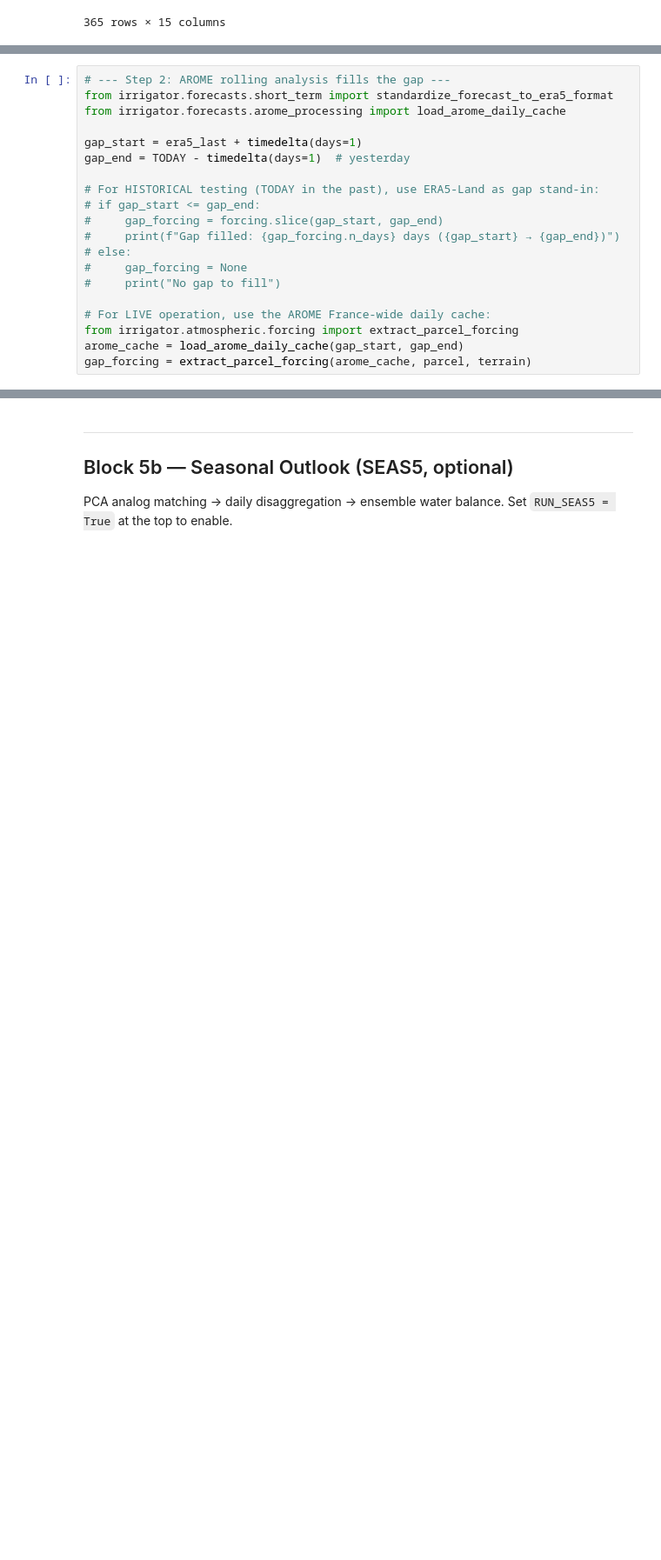
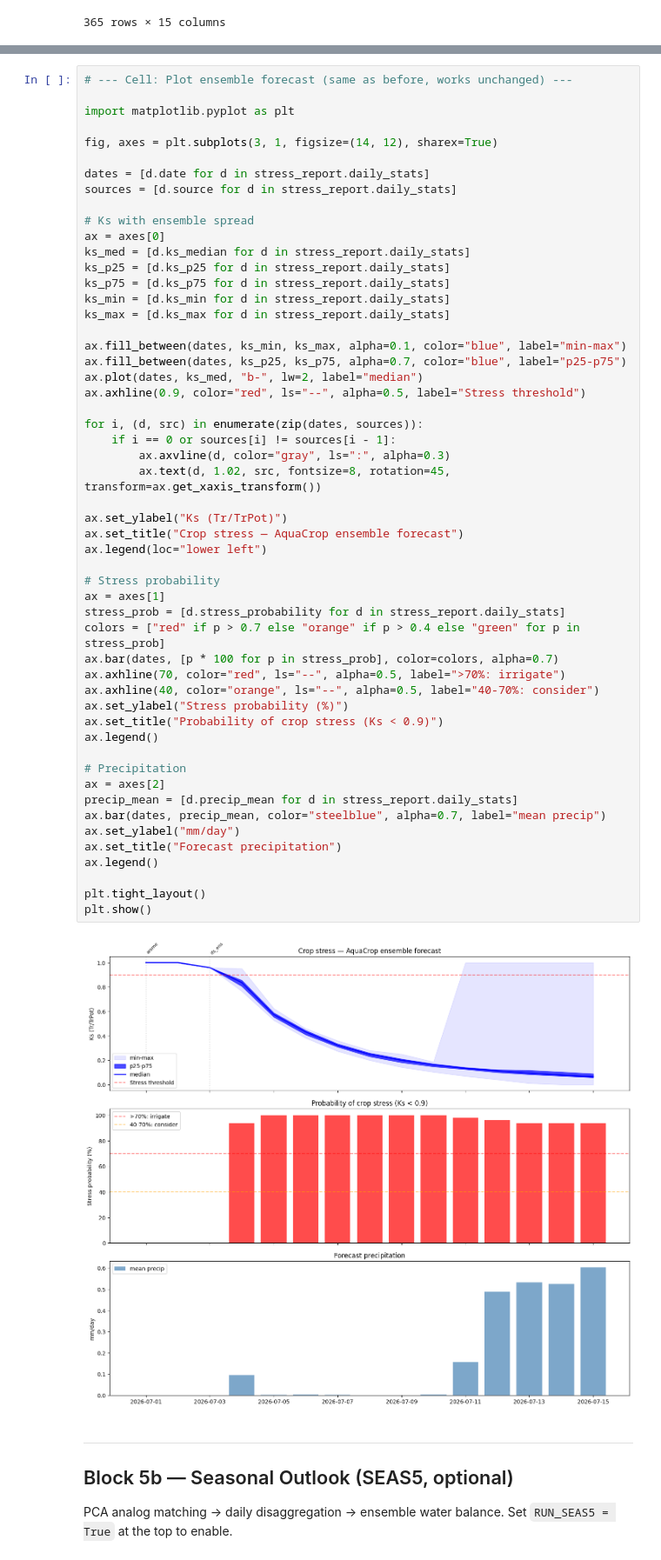
Before and after one commit to Catmosphere314/IrriGator, a Jupyter notebook: notebook/66_full_pipeline_acquacrop.ipynb, the cells around one changed output, grey strips where cells are left out. Shown at 87% size. Cells and saved outputs as stored; diff of their text form; blank space fills up the shorter version.

```diff
--- a/notebook/66_full_pipeline_acquacrop.ipynb
+++ b/notebook/66_full_pipeline_acquacrop.ipynb
@@ -438,20 +273,0 @@ ERA5-Land forcing: 174 days
-# %%
-# --- Step 2: AROME rolling analysis fills the gap ---
-from irrigator.forecasts.short_term import standardize_forecast_to_era5_format
-from irrigator.forecasts.arome_processing import load_arome_daily_cache
-
-gap_start = era5_last + timedelta(days=1)
-gap_end = TODAY - timedelta(days=1)  # yesterday
-
-# For HISTORICAL testing (TODAY in the past), use ERA5-Land as gap stand-in:
-# if gap_start <= gap_end:
-#     gap_forcing = forcing.slice(gap_start, gap_end)
-#     print(f"Gap filled: {gap_forcing.n_days} days ({gap_start} → {gap_end})")
-# else:
-#     gap_forcing = None
-#     print("No gap to fill")
-
-# For LIVE operation, use the AROME France-wide daily cache:
-from irrigator.atmospheric.forcing import extract_parcel_forcing
-arome_cache = load_arome_daily_cache(gap_start, gap_end)
-gap_forcing = extract_parcel_forcing(arome_cache, parcel, terrain)
@@ -654,3 +493,58 @@ plt.show()
+# %%
+# --- Cell: Plot ensemble forecast (same as before, works unchanged) ---
+
+import matplotlib.pyplot as plt
+
+fig, axes = plt.subplots(3, 1, figsize=(14, 12), sharex=True)
+
+dates = [d.date for d in stress_report.daily_stats]
+sources = [d.source for d in stress_report.daily_stats]
+
+# Ks with ensemble spread
+ax = axes[0]
+ks_med = [d.ks_median for d in stress_report.daily_stats]
+ks_p25 = [d.ks_p25 for d in stress_report.daily_stats]
+ks_p75 = [d.ks_p75 for d in stress_report.daily_stats]
+ks_min = [d.ks_min for d in stress_report.daily_stats]
+ks_max = [d.ks_max for d in stress_report.daily_stats]
+
+ax.fill_between(dates, ks_min, ks_max, alpha=0.1, color="blue", label="min-max")
+ax.fill_between(dates, ks_p25, ks_p75, alpha=0.7, color="blue", label="p25-p75")
+ax.plot(dates, ks_med, "b-", lw=2, label="median")
+ax.axhline(0.9, color="red", ls="--", alpha=0.5, label="Stress threshold")
+
+for i, (d, src) in enumerate(zip(dates, sources)):
+    if i == 0 or sources[i] != sources[i - 1]:
+        ax.axvline(d, color="gray", ls=":", alpha=0.3)
+        ax.text(d, 1.02, src, fontsize=8, rotation=45, transform=ax.get_xaxis_transform())
+
+ax.set_ylabel("Ks (Tr/TrPot)")
+ax.set_title("Crop stress — AquaCrop ensemble forecast")
+ax.legend(loc="lower left")
+
+# Stress probability
+ax = axes[1]
+stress_prob = [d.stress_probability for d in stress_report.daily_stats]
+colors = ["red" if p > 0.7 else "orange" if p > 0.4 else "green" for p in stress_prob]
+ax.bar(dates, [p * 100 for p in stress_prob], color=colors, alpha=0.7)
+ax.axhline(70, color="red", ls="--", alpha=0.5, label=">70%: irrigate")
+ax.axhline(40, color="orange", ls="--", alpha=0.5, label="40-70%: consider")
+ax.set_ylabel("Stress probability (%)")
+ax.set_title("Probability of crop stress (Ks < 0.9)")
+ax.legend()
+
+# Precipitation
+ax = axes[2]
+precip_mean = [d.precip_mean for d in stress_report.daily_stats]
+ax.bar(dates, precip_mean, color="steelblue", alpha=0.7, label="mean precip")
+ax.set_ylabel("mm/day")
+ax.set_title("Forecast precipitation")
+ax.legend()
+
+plt.tight_layout()
+plt.show()
+# %% [output]
+[figure, added]
 # %% [markdown]
 ---
 ## Block 5b — Seasonal Outlook (SEAS5, optional)
```
Also changed, not shown: parts of 35 cells of this notebook.
